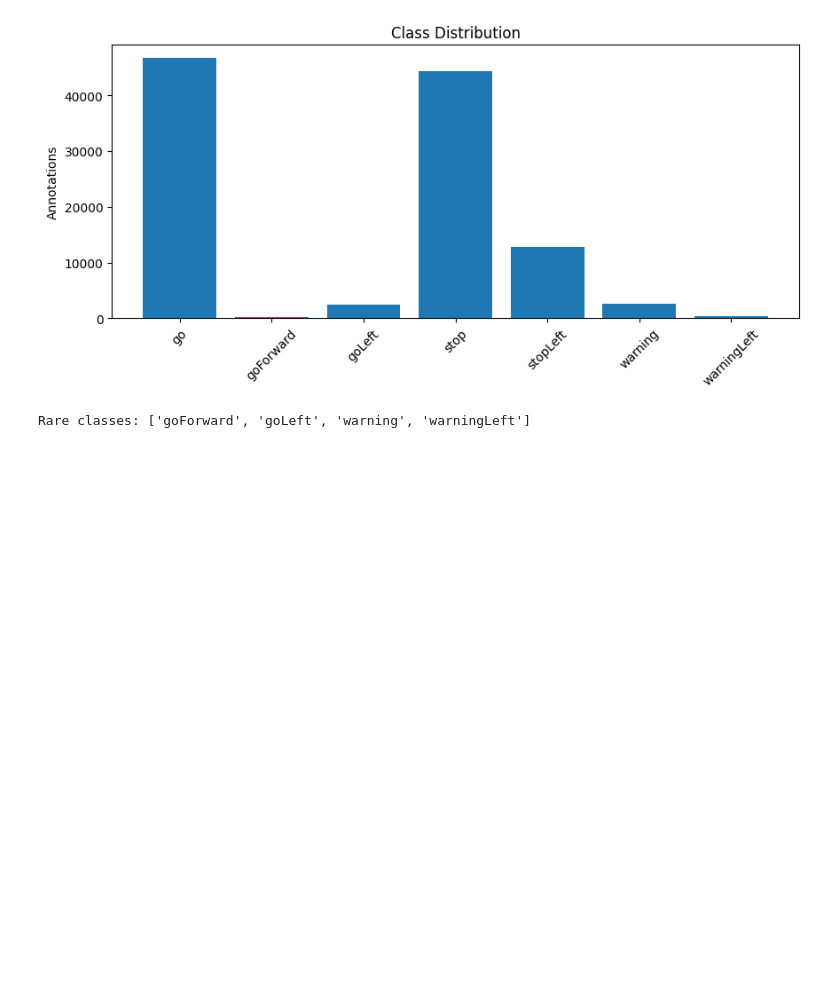
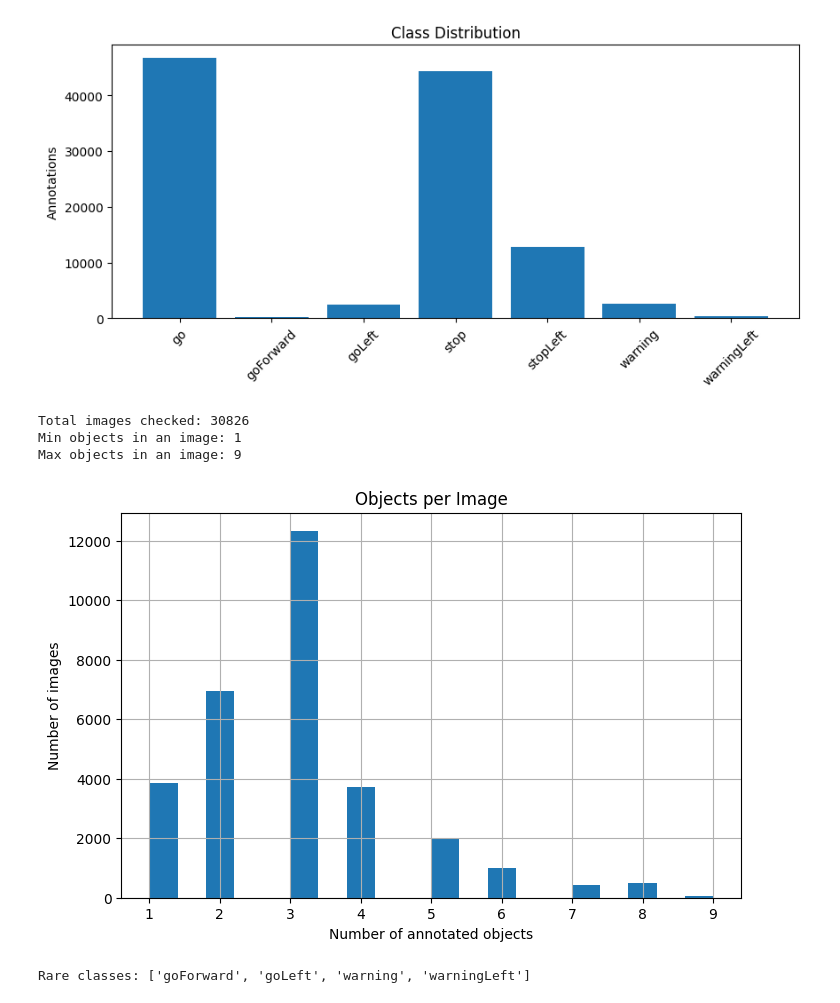
Before and after one commit to TEJSINGH17/AAI-590-Capstone-group2, a Jupyter notebook: training/train_yolov8_v1.1.ipynb, the cells around one changed output. Cells and saved outputs as stored; diff of their text form; code cells hidden in the pictures; blank space fills up the shorter version.

```diff
--- a/training/train_yolov8_v1.1.ipynb
+++ b/training/train_yolov8_v1.1.ipynb
@@ -373,6 +373,38 @@ plt.ylabel("Annotations")
 plt.show()
 # %% [output]
 [figure]
+# %%
+# Count how many annotated objects appear in each training image
+# and plot a histogram of objects per image
+
+from pathlib import Path
+import matplotlib.pyplot as plt
+
+label_dir = YOLO_DATA / "labels" / "train"
+
+objects_per_image = []
+
+for label_file in label_dir.glob("*.txt"):
+    with open(label_file, "r", encoding="utf-8") as f:
+        lines = [line.strip() for line in f if line.strip()]
+        objects_per_image.append(len(lines))
+
+print("Total images checked:", len(objects_per_image))
+print("Min objects in an image:", min(objects_per_image))
+print("Max objects in an image:", max(objects_per_image))
+
+plt.figure(figsize=(8, 5))
+plt.hist(objects_per_image, bins=20)
+plt.title("Objects per Image")
+plt.xlabel("Number of annotated objects")
+plt.ylabel("Number of images")
+plt.grid(True)
+plt.show()
+# %% [output]
+Total images checked: 30826
+Min objects in an image: 1
+Max objects in an image: 9
+[figure, added]
 # %%
 # Determine which classes are rare based on annotation counts
 # Classes below a chosen threshold will be treated as rare
```
Also changed, not shown: parts of 3 cells of this notebook.
